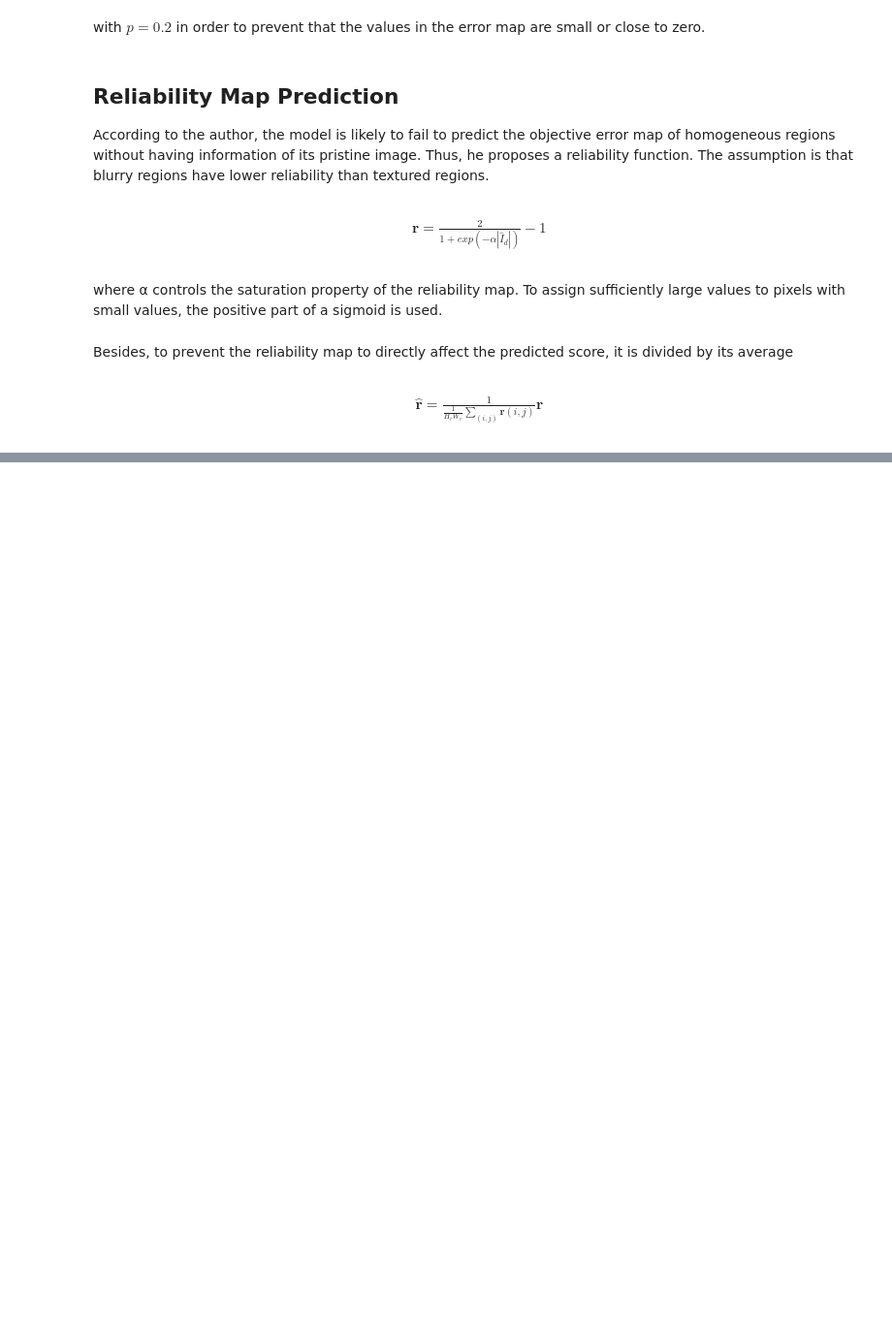
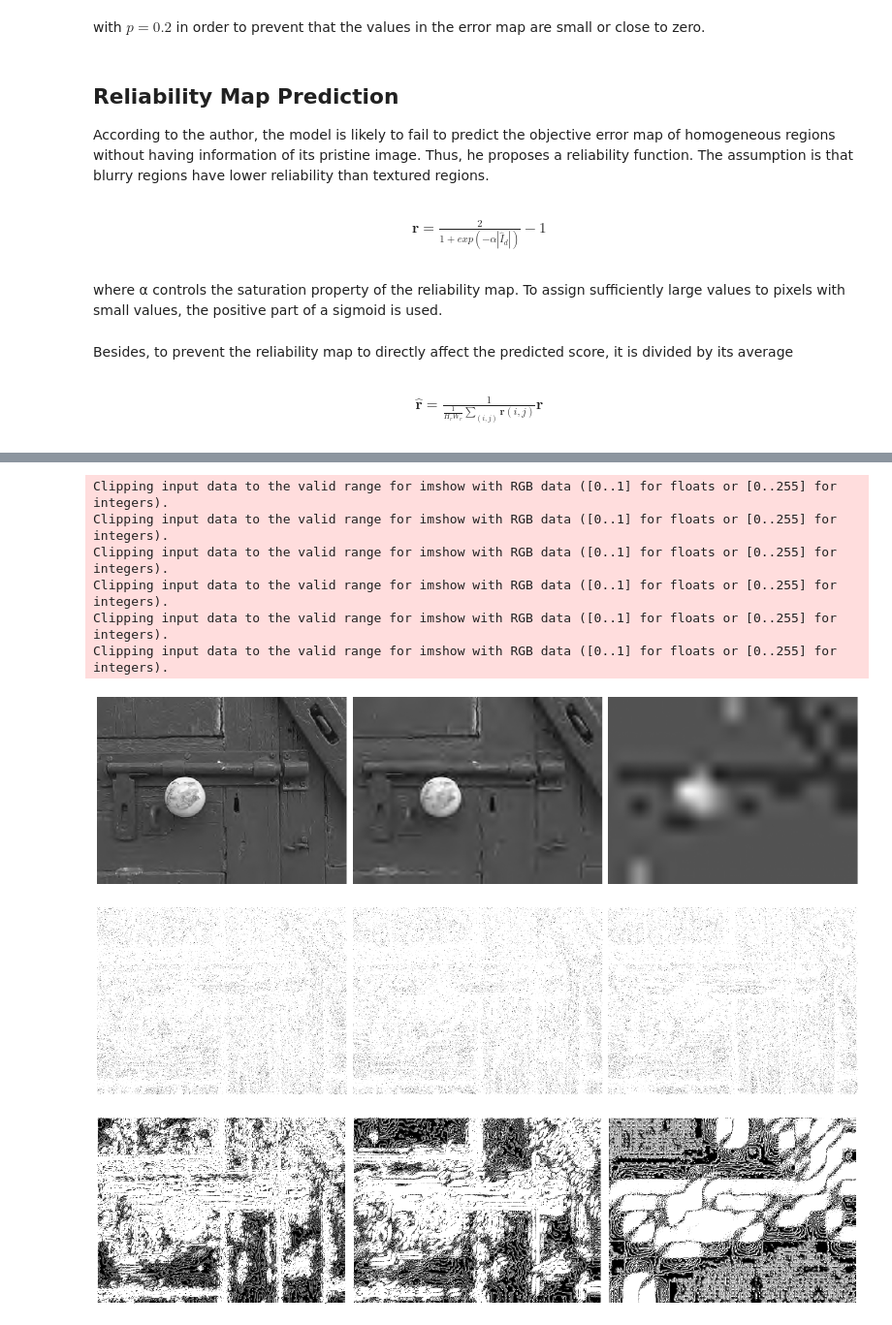
Before and after one commit to ocampor/image-quality, a Jupyter notebook: notebooks/train-diqa-base.ipynb, the cells around one changed output, grey strips where cells are left out. Shown at 97% size. Cells and saved outputs as stored; diff of their text form; code cells hidden in the pictures; blank space fills up the shorter version.

Commit message:
Add experiments to include a similar normalization process

```diff
--- a/notebooks/train-diqa-base.ipynb
+++ b/notebooks/train-diqa-base.ipynb
@@ -49,7 +54,7 @@ large values to pixels with small values, the positive part of a sigmoid is used
 @tf.function
 def reliability_map(distorted: tf.Tensor, alpha: float) -> tf.Tensor:
     assert distorted.dtype == tf.float32, 'The Tensor must by of dtype tf.float32'
-    return 2 / (1 + tf.exp(- alpha * tf.abs(distorted)))
+    return 2 / (1 + tf.exp(- alpha * tf.abs(distorted))) - 1
 # %% [markdown]
 Besides, to prevent the reliability map to directly affect the predicted score,
 it is divided by its average
@@ -61,4 +66,13 @@ it is divided by its average
 @tf.function
 def average_reliability_map(distorted: tf.Tensor, alpha: float) -> tf.Tensor:
     r = reliability_map(distorted, alpha)
-    return 1 / tf.reduce_mean(r) * r
+    return r / tf.reduce_mean(r)
+# %%
+def normalize_kernel(kernel: numpy.ndarray) -> numpy.ndarray:
+    return kernel / numpy.sum(kernel)
+
+
+def gaussian_kernel2d(kernel_size, sigma: float):
+    y, x = numpy.indices((kernel_size, kernel_size)) - int(kernel_size / 2)
+    kernel = 1 / (2 * numpy.pi * sigma ** 2) * numpy.exp(-(x ** 2 + y ** 2) / (2 * sigma ** 2))
+    return normalize_kernel(kernel)
@@ -64,0 +112,40 @@ def average_reliability_map(distorted: tf.Tensor, alpha: float) -> tf.Tensor:
+# %%
+url_template = 'https://data.ocampor.ai/image-quality/tid2013/{image_path}'
+reference_path = 'reference_images/i02.bmp'
+file_paths  = [
+    'distorted_images/i02_11_2.bmp',
+    'distorted_images/i02_11_3.bmp',
+    'distorted_images/i02_11_5.bmp']
+# %%
+def show_images(images: list, **kwargs):
+    fig, axs = plt.subplots(1, len(images), figsize=(19,10))
+    for image, ax in zip(images, axs):
+        _ = ax.imshow(image, **kwargs)
+        ax.axis('off')
+    fig.tight_layout()
+
+reference = skimage.io.imread(url_template.format(image_path=reference_path))
+reference = tf.image.rgb_to_grayscale(reference)
+reference_d = image_normalization(reference)
+
+e_r = list()
+avg_r = list()
+alpha = 1
+images = list()
+e_gt = list()
+for path in file_paths:
+    distorted = skimage.io.imread(url_template.format(image_path=path))
+    distorted = tf.image.rgb_to_grayscale(distorted)
+    distorted_d = image_normalization(distorted)
+
+    e = error_map(reference_d, distorted_d)
+    r = average_reliability_map(distorted_d, alpha)
+    images.append(tf.image.grayscale_to_rgb(distorted))
+    avg_r.append(tf.image.grayscale_to_rgb(r))
+    e_gt.append(tf.image.grayscale_to_rgb(e))
+    e_r.append(tf.image.grayscale_to_rgb(e * r))
+
+show_images(images, cmap='gray')
+show_images(e_gt, cmap='gray')
+show_images(avg_r, cmap='gray')
+# %% [output]
@@ -65,3 +154,12 @@ def average_reliability_map(distorted: tf.Tensor, alpha: float) -> tf.Tensor:
+Clipping input data to the valid range for imshow with RGB data ([0..1] for floats or [0..255] for integers).
+Clipping input data to the valid range for imshow with RGB data ([0..1] for floats or [0..255] for integers).
+Clipping input data to the valid range for imshow with RGB data ([0..1] for floats or [0..255] for integers).
+Clipping input data to the valid range for imshow with RGB data ([0..1] for floats or [0..255] for integers).
+Clipping input data to the valid range for imshow with RGB data ([0..1] for floats or [0..255] for integers).
+Clipping input data to the valid range for imshow with RGB data ([0..1] for floats or [0..255] for integers).
+[figure, added]
+[figure, added]
+[figure, added]
 # %%
 (x_train, y_train), (x_test, y_test) = tf.keras.datasets.mnist.load_data()
 x_train = x_train.astype('float32').reshape(60000, 28, 28, 1) / 255
```
Also changed, not shown: parts of 8 cells of this notebook.
